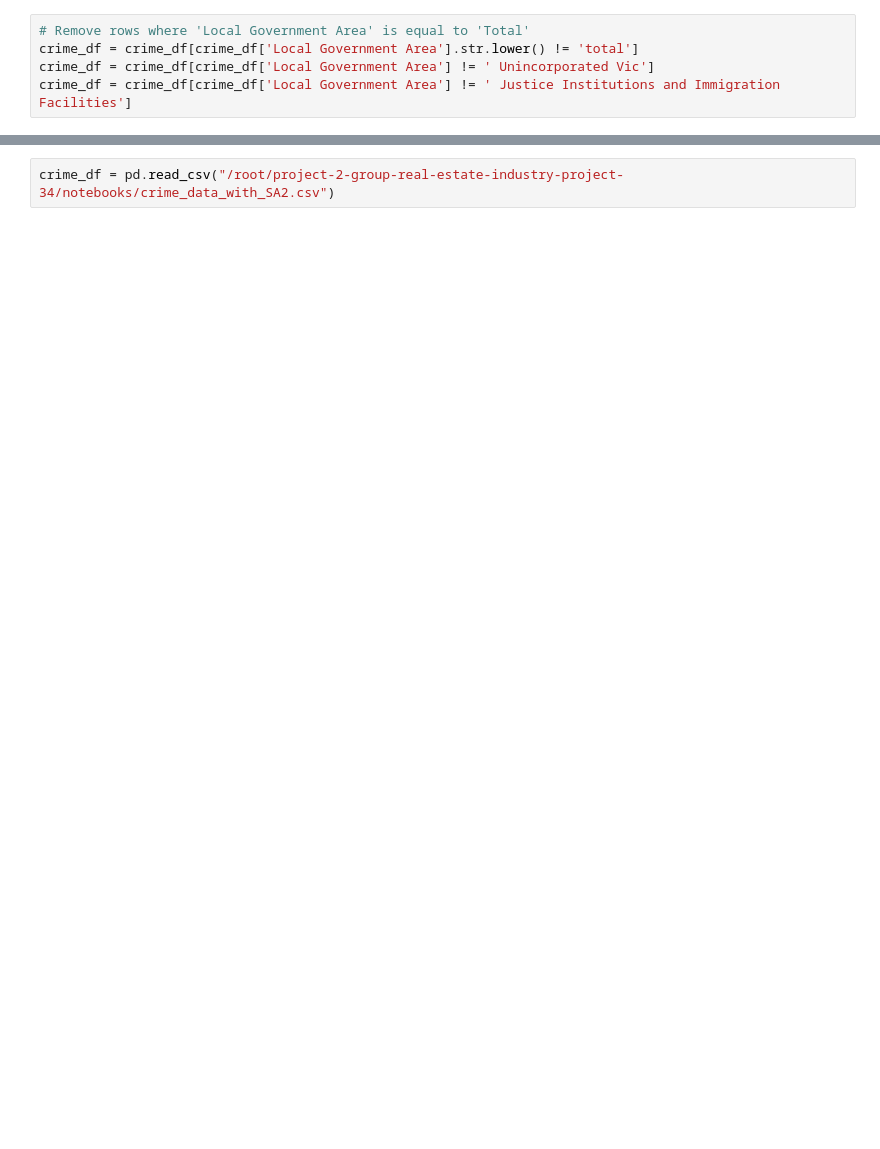
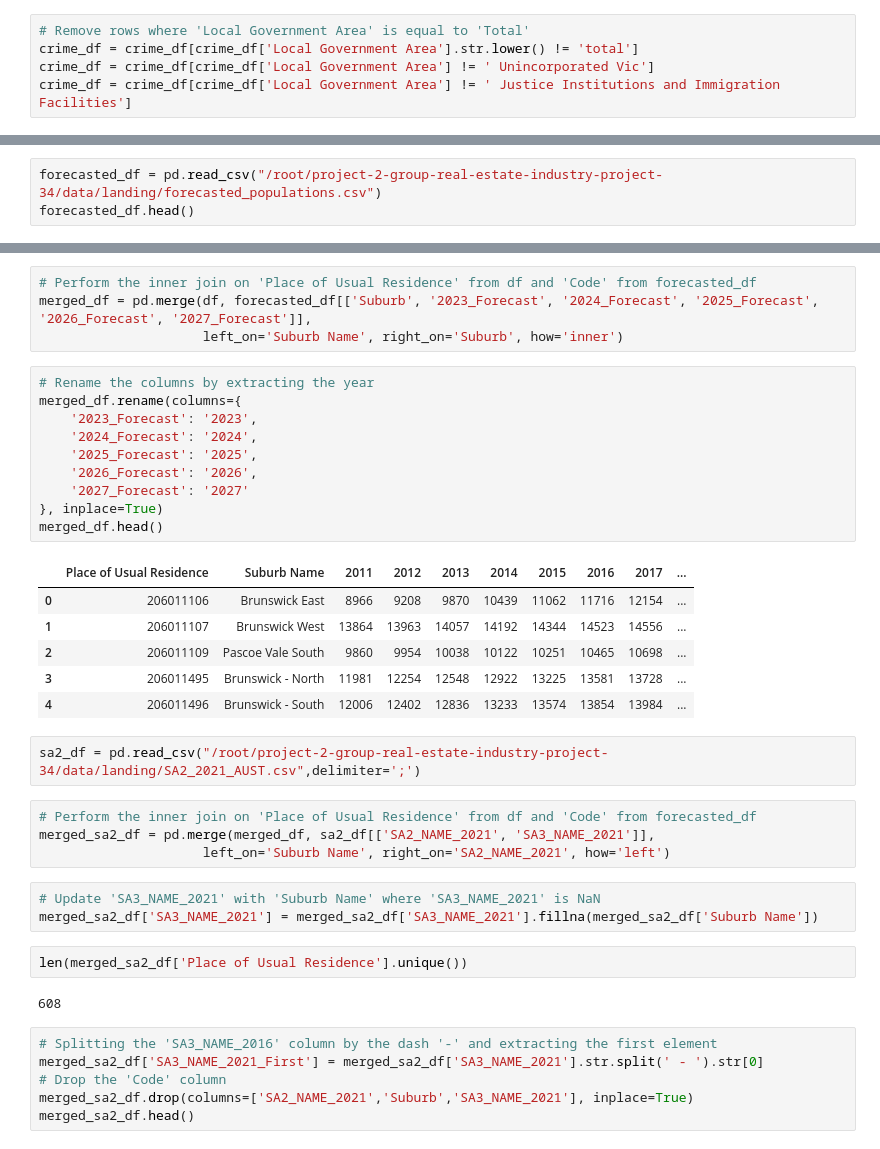
Before and after one commit to Ryan-nd/project-2-group-real-estate-industry-project-34, a Jupyter notebook: notebooks/preprocess_crime_data.ipynb, the cells around one changed output, grey strips where cells are left out. Saved outputs shown, nothing was run; the diff lists cells and outputs as text; blank space fills up the shorter version.

Commit message:
Added markdown and summary notebook

```diff
--- a/notebooks/preprocess_crime_data.ipynb
+++ b/notebooks/preprocess_crime_data.ipynb
@@ -102,0 +163,3 @@ crime_df.to_csv("crime_data_with_SA2.csv",header=True,index=False)
+# %%
+forecasted_df = pd.read_csv("/root/project-2-group-real-estate-industry-project-34/data/landing/forecasted_populations.csv")
+forecasted_df.head()
@@ -103,2 +173,40 @@ crime_df.to_csv("crime_data_with_SA2.csv",header=True,index=False)
+# %%
+# Perform the inner join on 'Place of Usual Residence' from df and 'Code' from forecasted_df
+merged_df = pd.merge(df, forecasted_df[['Suburb', '2023_Forecast', '2024_Forecast', '2025_Forecast', '2026_Forecast', '2027_Forecast']],
+                     left_on='Suburb Name', right_on='Suburb', how='inner')
+# %%
+# Rename the columns by extracting the year
+merged_df.rename(columns={
+    '2023_Forecast': '2023',
+    '2024_Forecast': '2024',
+    '2025_Forecast': '2025',
+    '2026_Forecast': '2026',
+    '2027_Forecast': '2027'
+}, inplace=True)
+merged_df.head()
+# %% [output]
+|  | Place of Usual Residence | Suburb Name | 2011 | 2012 | 2013 | 2014 | 2015 | 2016 | 2017 | ... |
+| 0 | 206011106 | Brunswick East | 8966 | 9208 | 9870 | 10439 | 11062 | 11716 | 12154 | ... |
+| 1 | 206011107 | Brunswick West | 13864 | 13963 | 14057 | 14192 | 14344 | 14523 | 14556 | ... |
+| 2 | 206011109 | Pascoe Vale South | 9860 | 9954 | 10038 | 10122 | 10251 | 10465 | 10698 | ... |
+| 3 | 206011495 | Brunswick - North | 11981 | 12254 | 12548 | 12922 | 13225 | 13581 | 13728 | ... |
+| 4 | 206011496 | Brunswick - South | 12006 | 12402 | 12836 | 13233 | 13574 | 13854 | 13984 | ... |
 # %%
-crime_df = pd.read_csv("/root/project-2-group-real-estate-industry-project-34/notebooks/crime_data_with_SA2.csv")
+sa2_df = pd.read_csv("/root/project-2-group-real-estate-industry-project-34/data/landing/SA2_2021_AUST.csv",delimiter=';')
+# %%
+# Perform the inner join on 'Place of Usual Residence' from df and 'Code' from forecasted_df
+merged_sa2_df = pd.merge(merged_df, sa2_df[['SA2_NAME_2021', 'SA3_NAME_2021']],
+                     left_on='Suburb Name', right_on='SA2_NAME_2021', how='left')
+# %%
+# Update 'SA3_NAME_2021' with 'Suburb Name' where 'SA3_NAME_2021' is NaN
+merged_sa2_df['SA3_NAME_2021'] = merged_sa2_df['SA3_NAME_2021'].fillna(merged_sa2_df['Suburb Name'])
+# %%
+len(merged_sa2_df['Place of Usual Residence'].unique())
+# %% [output]
+608
+# %%
+# Splitting the 'SA3_NAME_2016' column by the dash '-' and extracting the first element
+merged_sa2_df['SA3_NAME_2021_First'] = merged_sa2_df['SA3_NAME_2021'].str.split(' - ').str[0]
+# Drop the 'Code' column
+merged_sa2_df.drop(columns=['SA2_NAME_2021','Suburb','SA3_NAME_2021'], inplace=True)
+merged_sa2_df.head()
```
Also changed, not shown: parts of 38 cells of this notebook, 13 other files.
